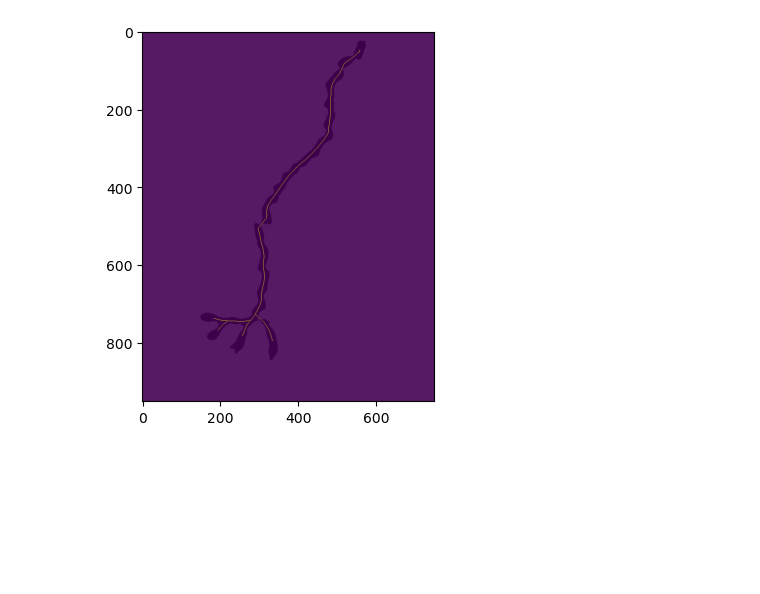
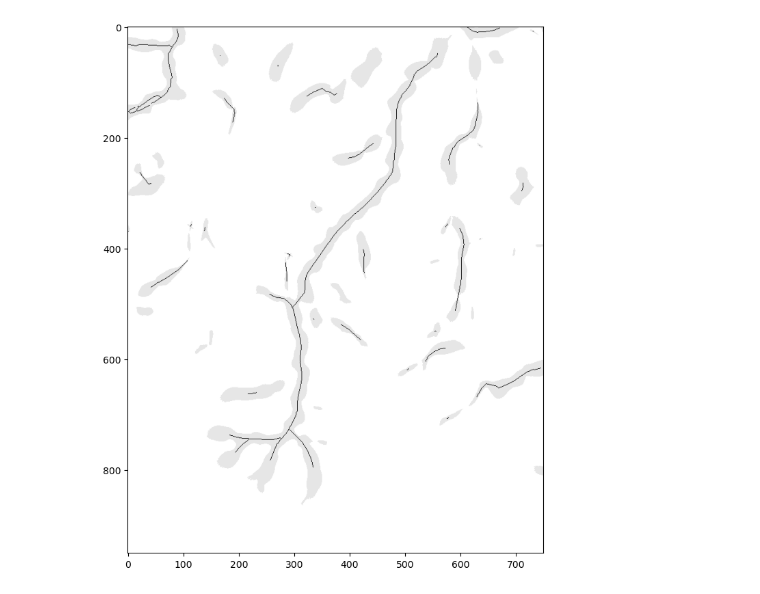
Before and after one commit to dsi-rse/gully-map, a Jupyter notebook: notebooks/elevation-along-gully.ipynb, the cells around one changed output. Cells and saved outputs as stored; diff of their text form; code cells hidden in the pictures; blank space fills up the shorter version.

Commit message:
just the skeletonization algorithm

```diff
--- a/notebooks/elevation-along-gully.ipynb
+++ b/notebooks/elevation-along-gully.ipynb
@@ -196,4 +117 @@ def edges_print(edges):
-# %%
-nodes = (pass3 == begin_color) | (pass3 == end_color)
-edges = edges_from_nodes(nodes)
 # %%
@@ -374,0 +287,5 @@ skeletonize(nodes, edges, seeds, queue, queue_start_stop, touched, touched_start
+# %%
+%%time
+
+# just runtime
+nodes, _ = skeletonize(pass2 > 0.01)
@@ -375,9 +295,9 @@ skeletonize(nodes, edges, seeds, queue, queue_start_stop, touched, touched_start
 # %%
-fig, ax = plt.subplots()
+fig, ax = plt.subplots(figsize=(20, 10))
 
-ax.imshow(nodes, vmin=0, vmax=1)
-ax.imshow((pass3 == begin_color) | (pass3 == end_color), vmin=0, vmax=1, cmap="gray_r", alpha=0.1)
+ax.imshow(nodes, vmin=0, vmax=1, cmap="gray_r")
+ax.imshow(pass2 > 0.01, vmin=0, vmax=1, cmap="gray_r", alpha=0.1)
 
 None
 # %% [output]
-[figure, old version]
+[figure, new version]
```
Also changed, not shown: parts of 19 cells of this notebook.
